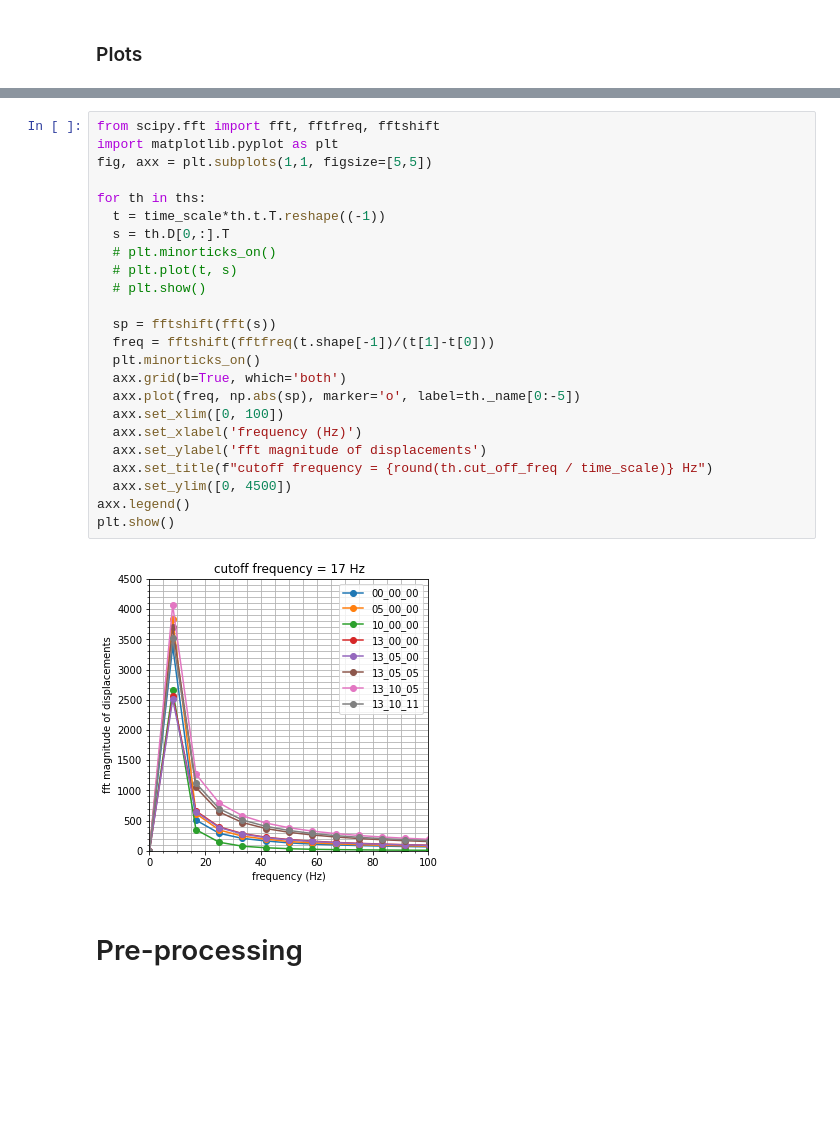
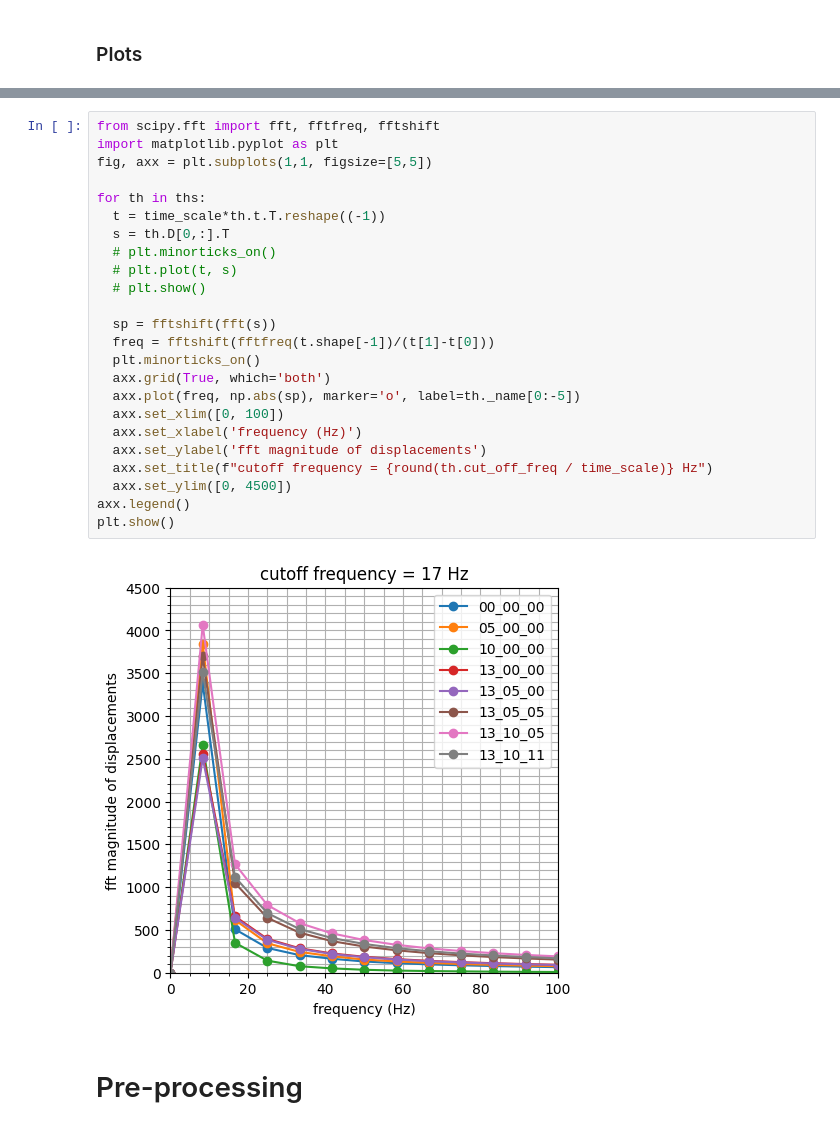
Before and after one commit to carloshernangarrido/structural-health-monitoring, a Jupyter notebook: time_domain_damage_detection_stat.ipynb, the cells around one changed output, grey strips where cells are left out. Saved outputs shown, nothing was run; the diff lists cells and outputs as text; blank space fills up the shorter version.

```diff
--- a/time_domain_damage_detection_stat.ipynb
+++ b/time_domain_damage_detection_stat.ipynb
@@ -309,29 +309,29 @@ for i_fig in [0, 1]:
 # %%
 from scipy.fft import fft, fftfreq, fftshift
 import matplotlib.pyplot as plt
 fig, axx = plt.subplots(1,1, figsize=[5,5])
 
 for th in ths:
   t = time_scale*th.t.T.reshape((-1))
   s = th.D[0,:].T
   # plt.minorticks_on()
   # plt.plot(t, s)
   # plt.show()
 
   sp = fftshift(fft(s))
   freq = fftshift(fftfreq(t.shape[-1])/(t[1]-t[0]))
   plt.minorticks_on()
-  axx.grid(b=True, which='both')
+  axx.grid(True, which='both')
   axx.plot(freq, np.abs(sp), marker='o', label=th._name[0:-5])
   axx.set_xlim([0, 100])
   axx.set_xlabel('frequency (Hz)')
   axx.set_ylabel('fft magnitude of displacements')
   axx.set_title(f"cutoff frequency = {round(th.cut_off_freq / time_scale)} Hz")
   axx.set_ylim([0, 4500])
 axx.legend()
 plt.show()
 # %% [output]
-[figure, old version]
+[figure, new version]
 # %% [markdown]
 # Pre-processing
 # %% [markdown]
```
Also changed, not shown: parts of 10 cells of this notebook.
